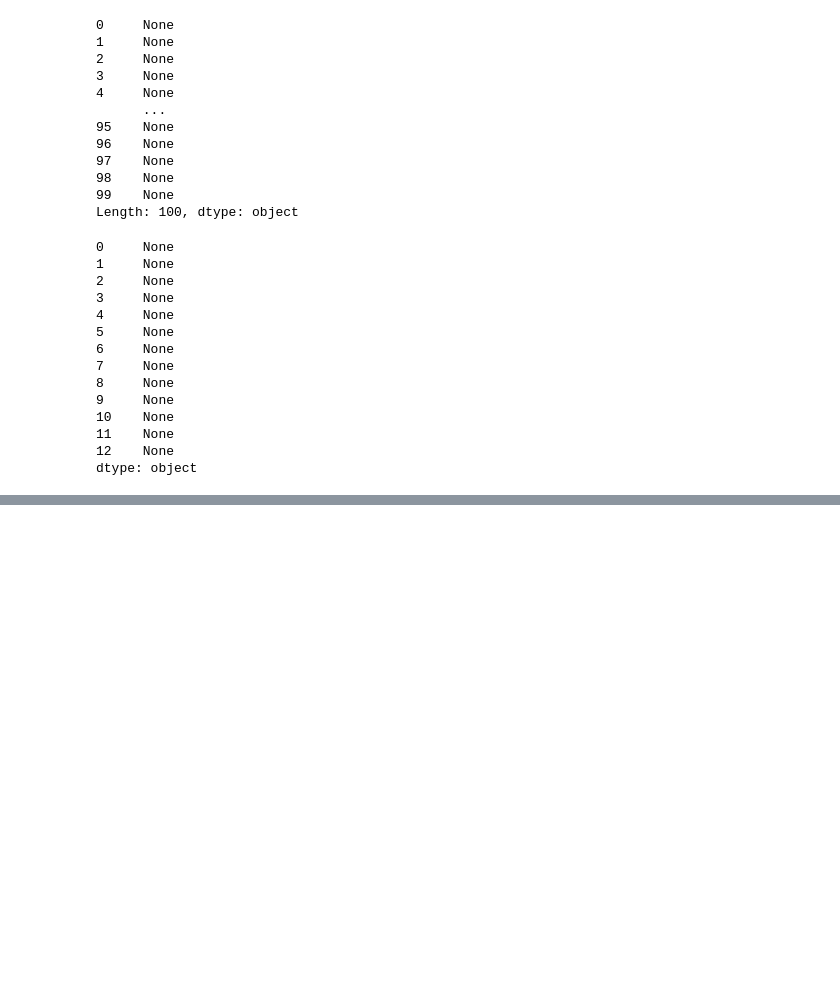
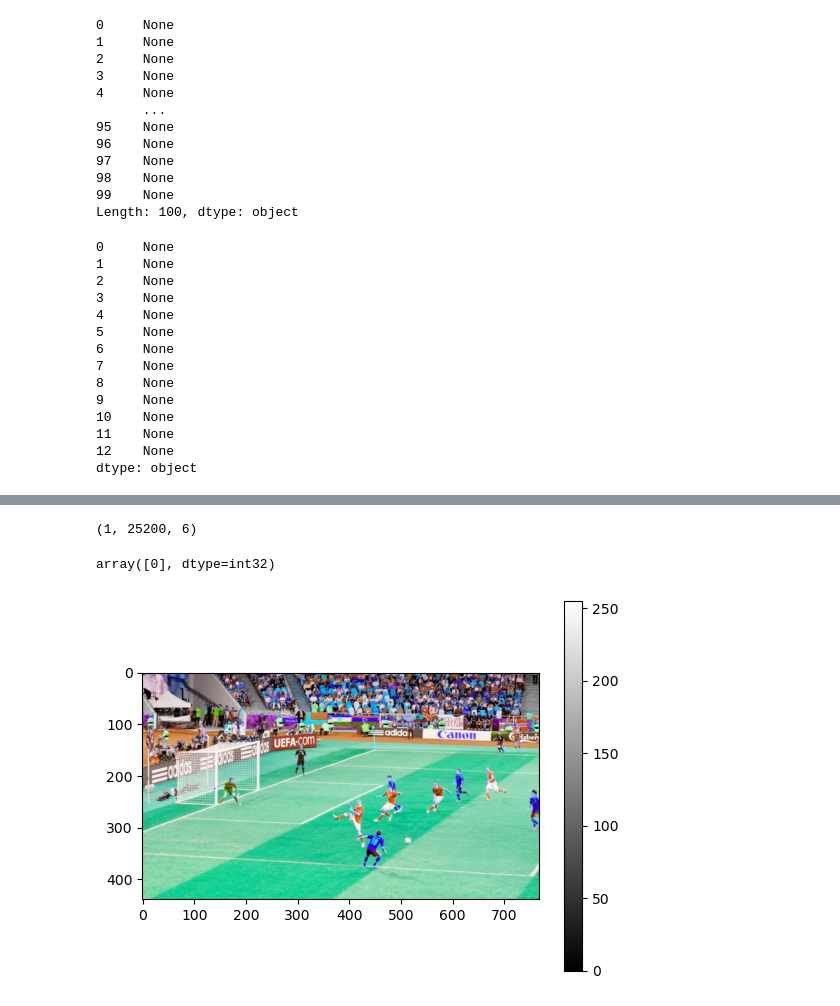
Before and after one commit to skt619/goalYolo, a Jupyter notebook: goalyolo.ipynb, the cells around one changed output, grey strips where cells are left out. Cells and saved outputs as stored; diff of their text form; code cells hidden in the pictures; blank space fills up the shorter version.

Commit message:
Kaggle Notebook | goalYolo | Version 3

```diff
--- a/goalyolo.ipynb
+++ b/goalyolo.ipynb
@@ -231,0 +301,21 @@ README.zh-CN.md  detect.py      runs/             utils/
+# %%
+# load the image
+img = cv2.imread('/kaggle/input/ball-predict/soccer_image02.jpg')
+image = img.copy()
+row, col, d = image.shape
+
+
+# get the YOLO prediction from the the image
+# step-1 convert image into square image (array)
+max_rc = max(row,col)
+input_image = np.zeros((max_rc,max_rc,3),dtype=np.uint8)
+input_image[0:row,0:col] = image
+# step-2: get prediction from square array
+INPUT_WH_YOLO = 640
+blob = cv2.dnn.blobFromImage(input_image,1/255,(INPUT_WH_YOLO,INPUT_WH_YOLO),swapRB=True,crop=False)
+yolo.setInput(blob)
+preds = yolo.forward() # detection or prediction from YOLO
+# %%
+print(preds.shape)
+# %% [output]
+(1, 25200, 6)
@@ -231,0 +364,4 @@ README.zh-CN.md  detect.py      runs/             utils/
+# %%
+index
+# %% [output]
+array([0], dtype=int32)
@@ -231,0 +386,5 @@ README.zh-CN.md  detect.py      runs/             utils/
+# %%
+plt.imshow(img, cmap='gray')
+plt.colorbar();
+# %% [output]
+[figure, added]
```
Also changed, not shown: parts of 17 cells of this notebook.
